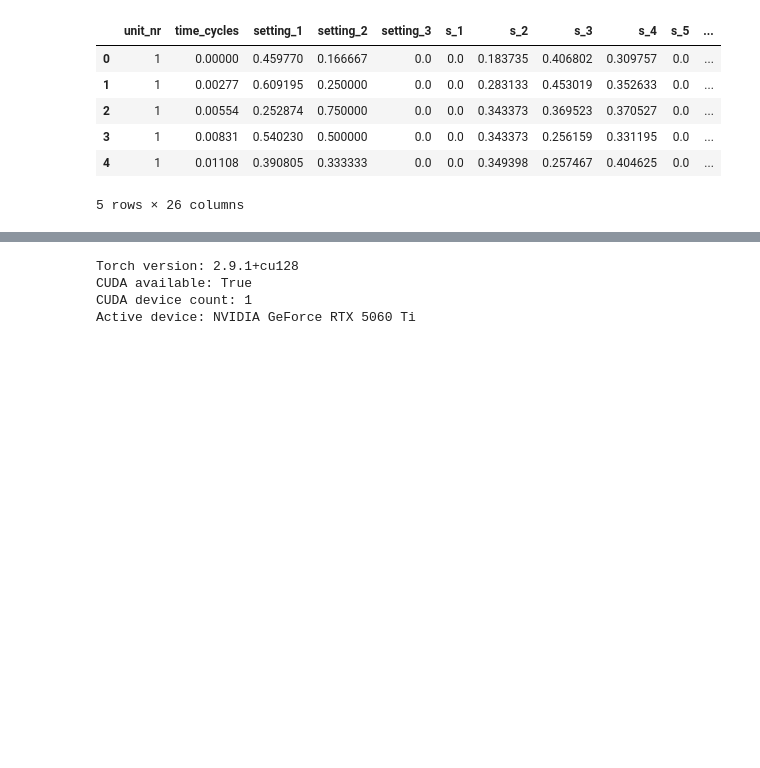
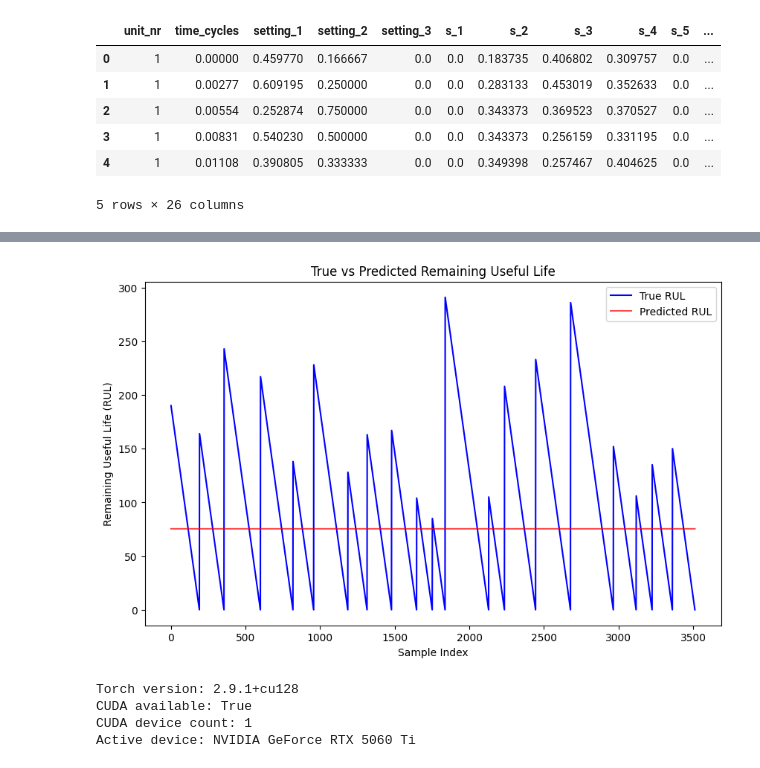
Before and after one commit to liminm/rul-lstm-prediction, a Jupyter notebook: nasa_jet_engine_predictive_maintenance.ipynb, the cells around one changed output, grey strips where cells are left out. Cells and saved outputs as stored; diff of their text form; code cells hidden in the pictures; blank space fills up the shorter version.

```diff
--- a/nasa_jet_engine_predictive_maintenance.ipynb
+++ b/nasa_jet_engine_predictive_maintenance.ipynb
@@ -151,8 +122,8 @@ Data columns (total 28 columns):
 dtypes: float64(22), int64(6)
 memory usage: 4.4 MB
 # %%
-input_features = train_df_merged[setting_names].copy()
-input_features.head(200)
+train_df = data_df[setting_names].copy()
+train_df.head(200)
 # %% [output]
 |  | unit_nr | time_cycles | setting_1 | setting_2 | setting_3 | s_1 | s_2 | s_3 | s_4 | s_5 | ... |
 | 0 | 1 | 1 | -0.0007 | -0.0004 | 100.0 | 518.67 | 641.82 | 1589.70 | 1400.60 | 14.62 | ... |
@@ -361,6 +599,3 @@ torch.Size([10, 1])
 # %%
 criterion = nn.MSELoss()
 optimizer = torch.optim.Adam(model.parameters(), lr=0.001)
-# %%
-out = model(X_train_tensor)
-print(out.shape)
@@ -377,12 +606,13 @@ model = model.to(device)
 X_train_tensor = X_train_tensor.to(device)
 y_train_tensor = y_train_tensor.to(device)
 
-EPOCHS = 100
+EPOCHS = 1000
 for epoch in range(EPOCHS):
     model.train()
     out = model(X_train_tensor)
     loss = criterion(out.squeeze(), y_train_tensor)
-    print(f"Epoch {epoch+1}/{EPOCHS}, Loss: {loss.item():.4f}")
+    if epoch % 10 == 0:
+        print(f"Epoch {epoch+1}/{EPOCHS}, Loss: {loss.item():.4f}")
 
     optimizer.zero_grad()
     loss.backward()
@@ -407,0 +654,22 @@ Epoch 100/100, Loss: 8264.9854
+# %%
+
+X_test_tensor = X_test_tensor.to("cpu")
+y_test_tensor = y_test_tensor.to("cpu")
+
+X_test_np = X_test_tensor.numpy()
+y_test_np = y_test_tensor.numpy()
+
+model.to("cpu")
+
+print(X_test_np.shape)
+print(y_test_np.shape)
+
+model.eval()
+with torch.no_grad():
+    y_pred = model(X_test_tensor)
+    y_pred_np = y_pred.detach().numpy().flatten()
+print(y_pred_np.shape)
+print(y_pred_np[0:10])
+
+print("y_test_np[0]:", y_test_np[0])
+print("y_pred_np[0]:", y_pred_np[0])
@@ -408,3 +684,16 @@ Epoch 100/100, Loss: 8264.9854
+# %%
+from matplotlib import pyplot as plt
+
+plt.figure(figsize=(10,6))
+plt.plot(y_test_np, label='True RUL', color='blue')
+plt.plot(y_pred_np, label='Predicted RUL', color='red', alpha=0.7)
+plt.xlabel('Sample Index')
+plt.ylabel('Remaining Useful Life (RUL)')
+plt.title('True vs Predicted Remaining Useful Life')
+plt.legend()
+plt.show()
+# %% [output]
+[figure, added]
 # %%
 import torch
 print(f'Torch version: {torch.__version__}')
```
Also changed, not shown: parts of 26 cells of this notebook.
